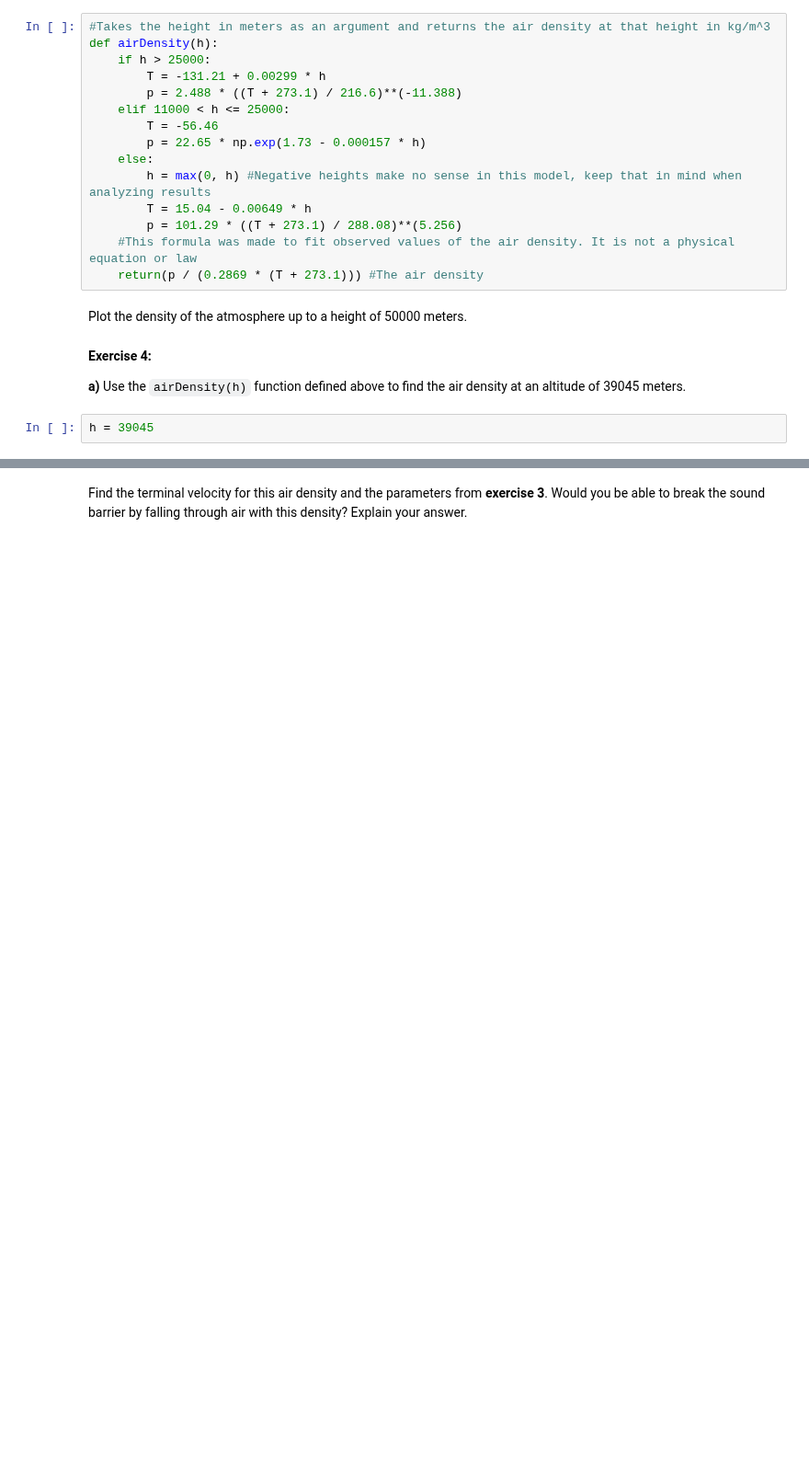
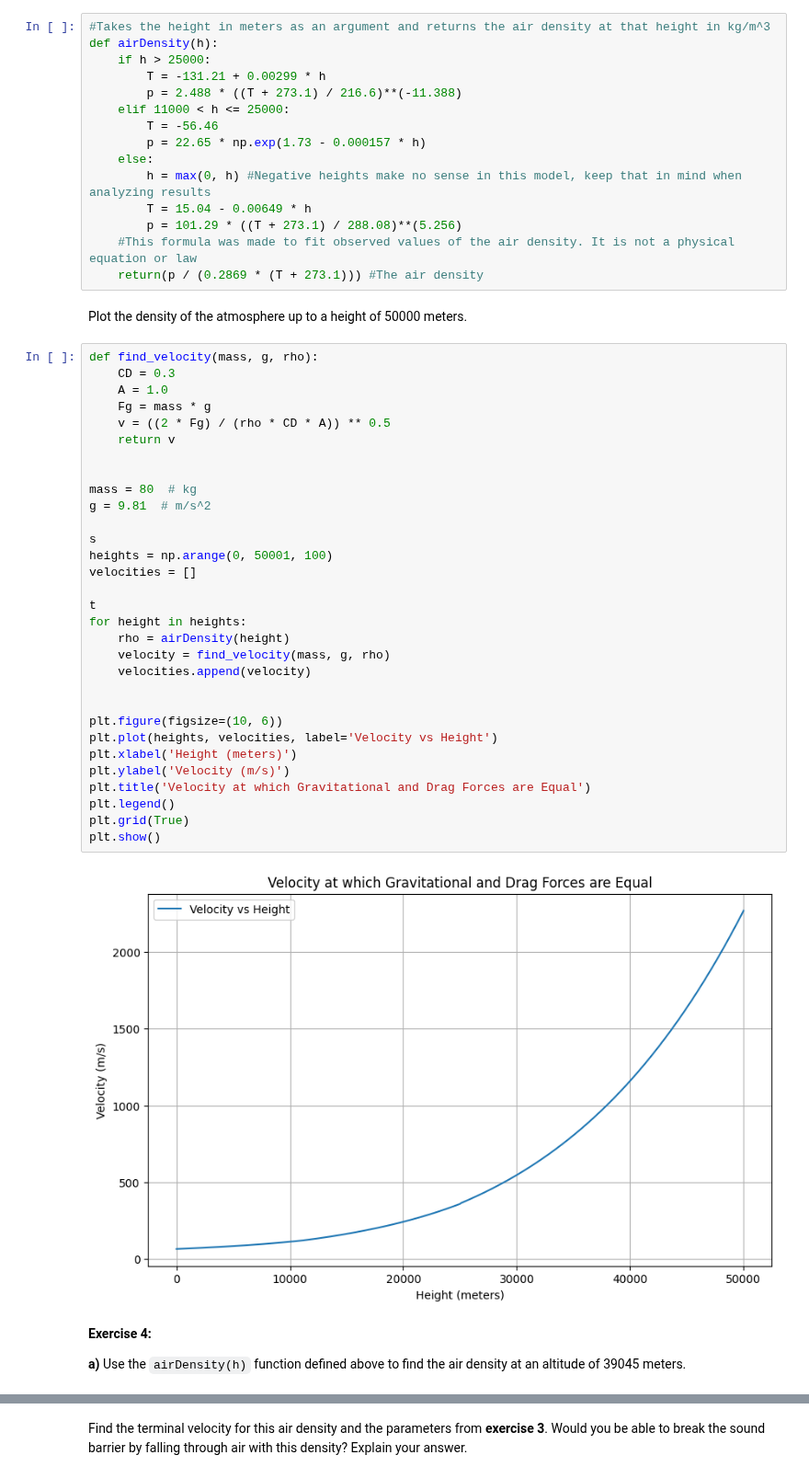
Before and after one commit to CWCopeland/ComputationalPhysics, a Jupyter notebook: Projects/Project_Skydiver.ipynb, the cells around one changed output, grey strips where cells are left out. Shown at 92% size. Cells and saved outputs as stored; diff of their text form; blank space fills up the shorter version.

```diff
--- a/Projects/Project_Skydiver.ipynb
+++ b/Projects/Project_Skydiver.ipynb
@@ -105,9 +148,40 @@ def airDensity(h):
     return(p / (0.2869 * (T + 273.1))) #The air density
 # %% [markdown]
 Plot the density of the atmosphere up to a height of 50000 meters.
+# %%
+def find_velocity(mass, g, rho):
+    CD = 0.3
+    A = 1.0
+    Fg = mass * g
+    v = ((2 * Fg) / (rho * CD * A)) ** 0.5
+    return v
+
+
+mass = 80  # kg
+g = 9.81  # m/s^2
+
+s
+heights = np.arange(0, 50001, 100)
+velocities = []
+
+t
+for height in heights:
+    rho = airDensity(height)
+    velocity = find_velocity(mass, g, rho)
+    velocities.append(velocity)
+
+
+plt.figure(figsize=(10, 6))
+plt.plot(heights, velocities, label='Velocity vs Height')
+plt.xlabel('Height (meters)')
+plt.ylabel('Velocity (m/s)')
+plt.title('Velocity at which Gravitational and Drag Forces are Equal')
+plt.legend()
+plt.grid(True)
+plt.show()
+# %% [output]
+[figure, added]
 # %% [markdown]
 **Exercise 4:**
 
 **a)** Use the `airDensity(h)` function defined above to find the air density at an altitude of 39045 meters.
-# %%
-h = 39045
```
Also changed, not shown: parts of 24 cells of this notebook.
